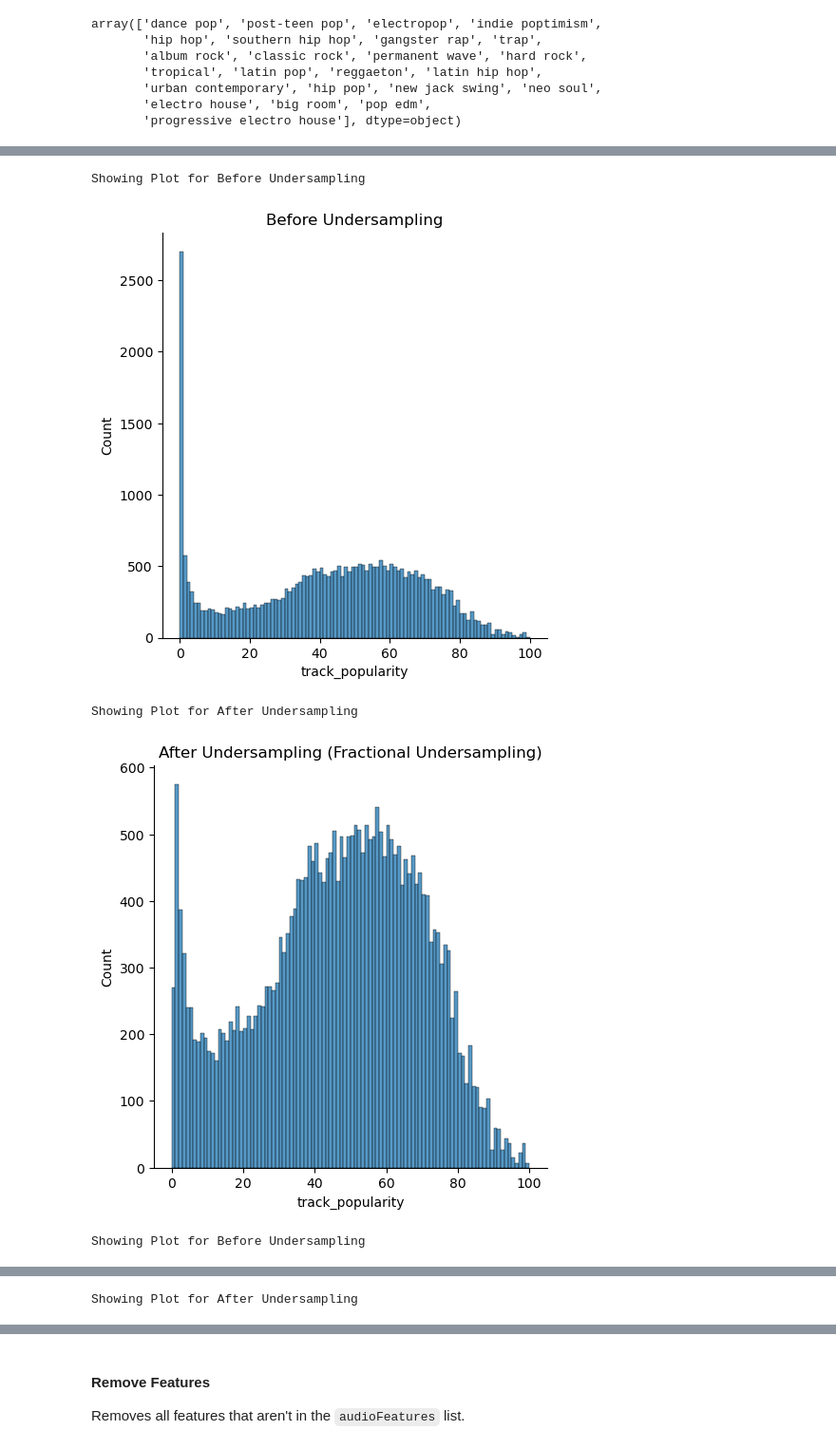
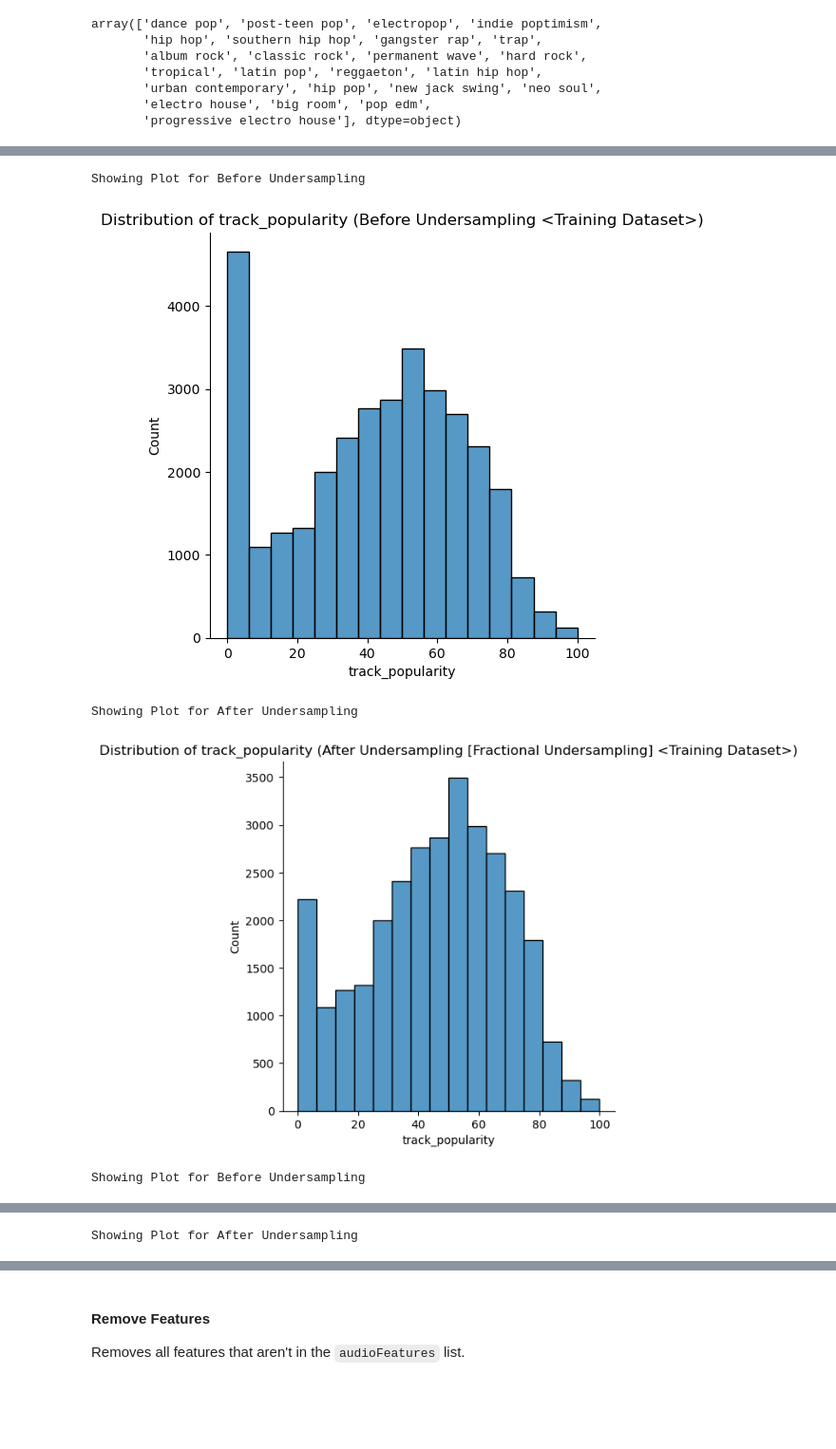
Before and after one commit to Virus5600/CCMACLRL_FINAL_PROJECT_COM222ML, a Jupyter notebook: main.ipynb, the cells around one changed output, grey strips where cells are left out. Shown at 95% size. Cells and saved outputs as stored; diff of their text form; code cells hidden in the pictures; blank space fills up the shorter version.

Commit message:
Update 20241102 - Visualization Update
Added several plots to visualize data further.

NOTE: Old values are overwritten.

```diff
--- a/main.ipynb
+++ b/main.ipynb
@@ -903,0 +950,3 @@ array(['dance pop', 'post-teen pop', 'electropop', 'indie poptimism',
+# %%
+bins = int(trainDf["track_popularity"].max() / 6)
+bins
@@ -909,4 +964,4 @@ run this to perform fractional undersampling
 # %%
 if (undersampling == "singular") or (undersampling == "both"):
-    trainDf = undersample(trainDf, 'track_popularity', method = "singular", fraction = 0.1, showPlot = True)
+    trainDf = undersample(trainDf, 'track_popularity', method = "singular", fraction = 0.1, showPlot = True, bins = bins)
 # %% [markdown]
@@ -917,17 +972,17 @@ Undersampling technique with few number of low-level popularity level....
 Run this to perform multi fractional undersampling.
 # %%
 if (undersampling == "multi") or (undersampling == "multiple") or (undersampling == "both"):
-    trainDf = undersample(trainDf, 'track_popularity', method = "multiple", fraction = [0.1, 0.4], margin = [0, 5])
+    trainDf = undersample(trainDf, 'track_popularity', method = "multiple", fraction = [0.1, 0.4], margin = [0, 5], bins = bins)
 # %%
 if (undersampling == "test"):
     trainDfTest = {
         "nu": trainDf,
-        "su": undersample(trainDf, 'track_popularity', method = "singular", fraction = 0.1),
-        "mu": undersample(trainDf, 'track_popularity', method = "multiple", fraction = [0.1, 0.4], margin = [0, 5])
+        "su": undersample(trainDf, 'track_popularity', method = "singular", fraction = 0.1, bins = bins, title = "Training Dataset"),
+        "mu": undersample(trainDf, 'track_popularity', method = "multiple", fraction = [0.1, 0.4], margin = [0, 5], bins = bins, title = "Training Dataset")
     }
 # %% [output]
 Showing Plot for Before Undersampling
-[figure, old version]
+[figure, new version]
 Showing Plot for After Undersampling
-[figure, old version]
+[figure, new version]
 Showing Plot for Before Undersampling
```
Also changed, not shown: parts of 45 cells of this notebook.
